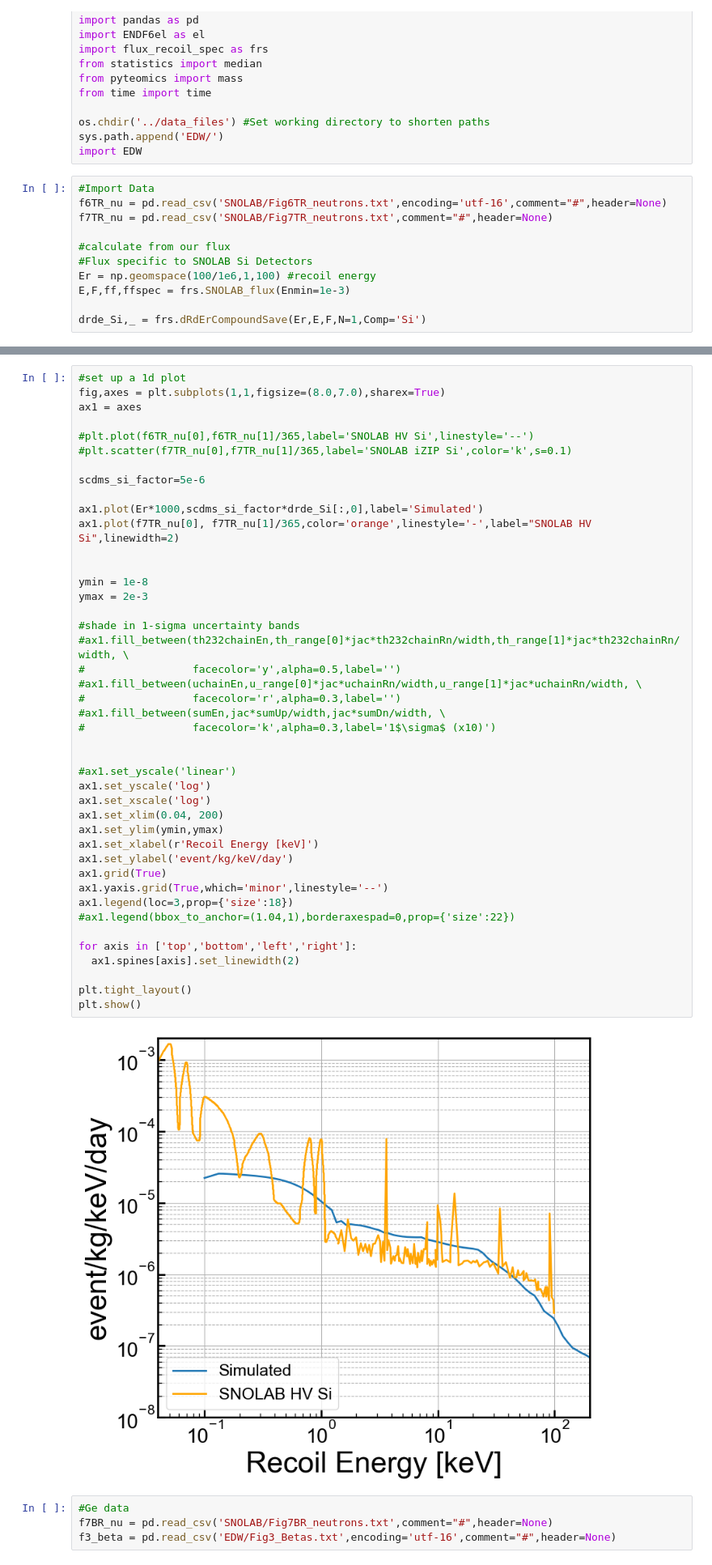
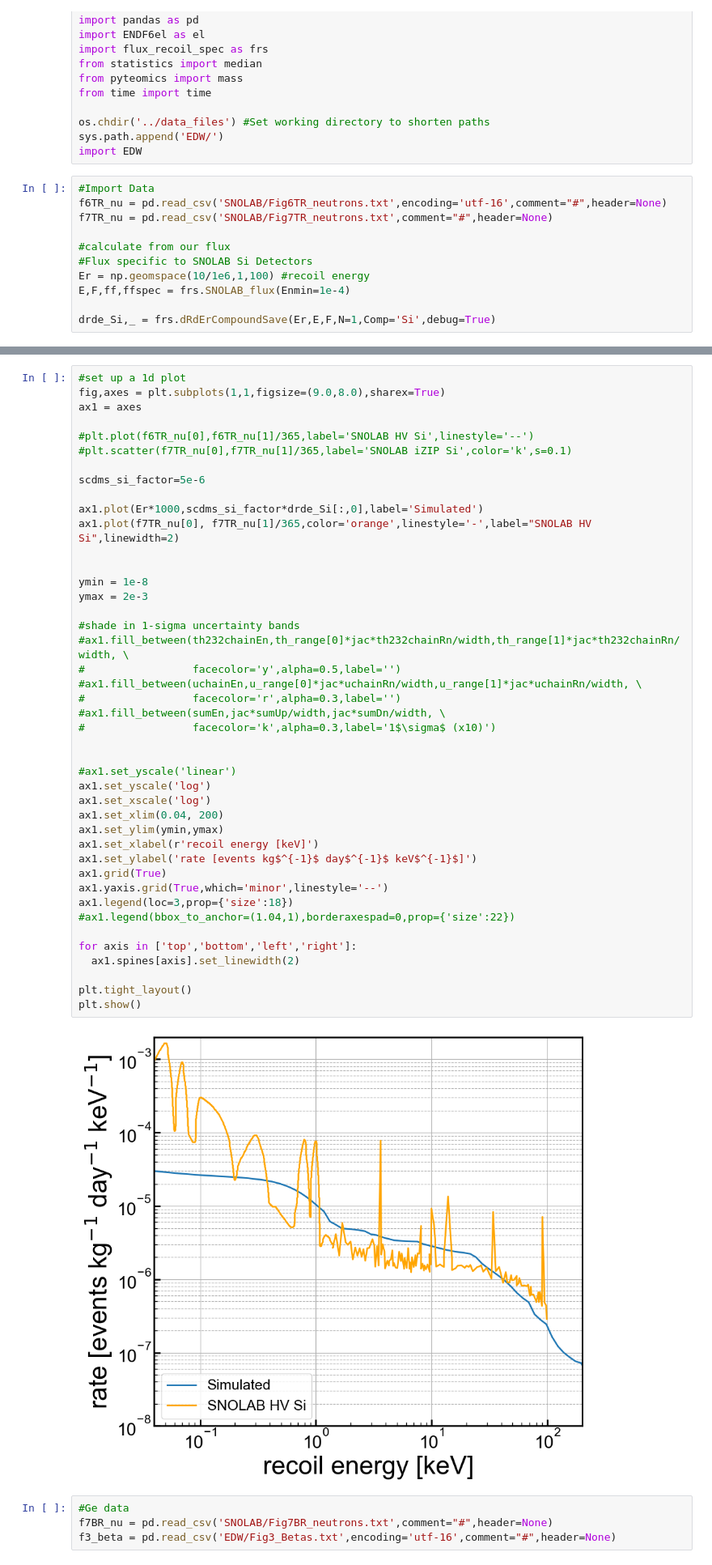
Before and after one commit to villano-lab/n-elec-scattering, a Jupyter notebook: 3-Final-Spectra/A-Flux-Scaling.ipynb, the cells around one changed output, grey strips where cells are left out. Shown at 81% size. Saved outputs shown, nothing was run; the diff lists cells and outputs as text.

```diff
--- a/3-Final-Spectra/A-Flux-Scaling.ipynb
+++ b/3-Final-Spectra/A-Flux-Scaling.ipynb
@@ -34,10 +34,10 @@ f7TR_nu = pd.read_csv('SNOLAB/Fig7TR_neutrons.txt',comment="#",header=None)
 
 #calculate from our flux
 #Flux specific to SNOLAB Si Detectors
-Er = np.geomspace(100/1e6,1,100) #recoil energy
-E,F,ff,ffspec = frs.SNOLAB_flux(Enmin=1e-3)
+Er = np.geomspace(10/1e6,1,100) #recoil energy
+E,F,ff,ffspec = frs.SNOLAB_flux(Enmin=1e-4)
 
-drde_Si,_ = frs.dRdErCompoundSave(Er,E,F,N=1,Comp='Si')
+drde_Si,_ = frs.dRdErCompoundSave(Er,E,F,N=1,Comp='Si',debug=True)
 # %% [output]
 fast flux: 4000.0000000000005 n/m^2/day
 175
@@ -62,6 +49,6 @@ use force=True to save a spectrum with worse resolution than previous
 # %%
 #set up a 1d plot
-fig,axes = plt.subplots(1,1,figsize=(8.0,7.0),sharex=True)
+fig,axes = plt.subplots(1,1,figsize=(9.0,8.0),sharex=True)
 ax1 = axes
 
 #plt.plot(f6TR_nu[0],f6TR_nu[1]/365,label='SNOLAB HV Si',linestyle='--')
@@ -74,36 +61,36 @@ ax1.plot(f7TR_nu[0], f7TR_nu[1]/365,color='orange',linestyle='-',label="SNOLAB H
 
 
 ymin = 1e-8
 ymax = 2e-3
 
 #shade in 1-sigma uncertainty bands
 #ax1.fill_between(th232chainEn,th_range[0]*jac*th232chainRn/width,th_range[1]*jac*th232chainRn/width, \
 #                 facecolor='y',alpha=0.5,label='')
 #ax1.fill_between(uchainEn,u_range[0]*jac*uchainRn/width,u_range[1]*jac*uchainRn/width, \
 #                 facecolor='r',alpha=0.3,label='')
 #ax1.fill_between(sumEn,jac*sumUp/width,jac*sumDn/width, \
 #                 facecolor='k',alpha=0.3,label='1$\sigma$ (x10)')
 
 
 #ax1.set_yscale('linear')
 ax1.set_yscale('log')
 ax1.set_xscale('log')
 ax1.set_xlim(0.04, 200)
 ax1.set_ylim(ymin,ymax)
-ax1.set_xlabel(r'Recoil Energy [keV]')
-ax1.set_ylabel('event/kg/keV/day')
+ax1.set_xlabel(r'recoil energy [keV]')
+ax1.set_ylabel('rate [events kg$^{-1}$ day$^{-1}$ keV$^{-1}$]')
 ax1.grid(True)
 ax1.yaxis.grid(True,which='minor',linestyle='--')
 ax1.legend(loc=3,prop={'size':18})
 #ax1.legend(bbox_to_anchor=(1.04,1),borderaxespad=0,prop={'size':22})
 
 for axis in ['top','bottom','left','right']:
   ax1.spines[axis].set_linewidth(2)
 
 plt.tight_layout()
 plt.show()
 # %% [output]
-[figure, old version]
+[figure, new version]
 # %%
 #Ge data
 f7BR_nu = pd.read_csv('SNOLAB/Fig7BR_neutrons.txt',comment="#",header=None)
```
Also changed, not shown: parts of 6 cells of this notebook.
